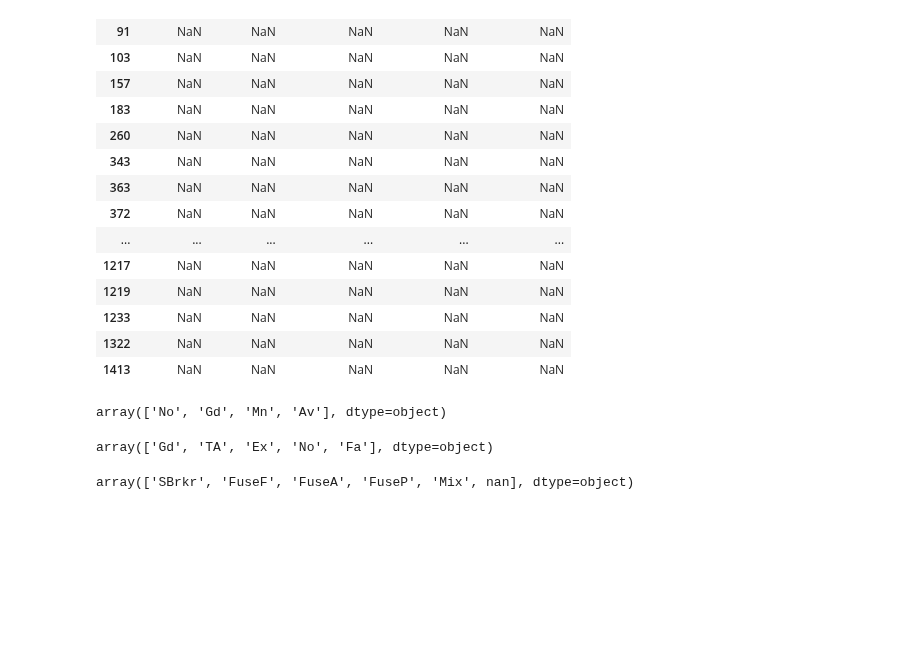
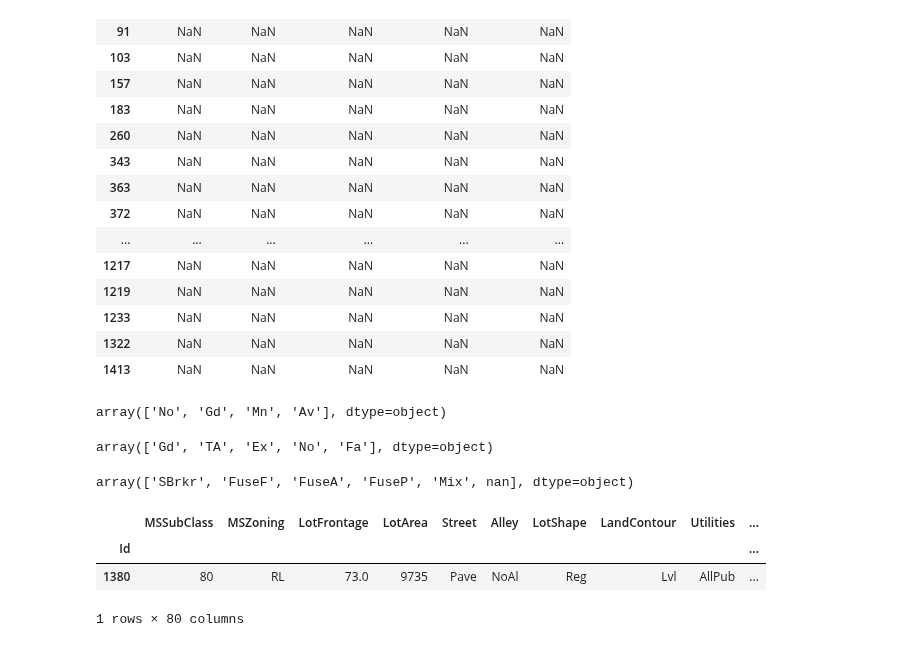
Before and after one commit to brunobou/projet_personnel, a Jupyter notebook: kaggle_house_price/first_look.ipynb, the cells around one changed output. Saved outputs shown, nothing was run; the diff lists cells and outputs as text; code cells hidden in the pictures; blank space fills up the shorter version.

```diff
--- a/kaggle_house_price/first_look.ipynb
+++ b/kaggle_house_price/first_look.ipynb
@@ -258,3 +258,10 @@ df_train["Electrical"].unique()
 # La définition n'aide pas pour ce NaN
 # %% [output]
 array(['SBrkr', 'FuseF', 'FuseA', 'FuseP', 'Mix', nan], dtype=object)
+# %%
+df_train[df_train["Electrical"].isna()==True]
+# %% [output]
+|  | MSSubClass | MSZoning | LotFrontage | LotArea | Street | Alley | LotShape | LandContour | Utilities | ... |
+| Id |  |  |  |  |  |  |  |  |  | ... |
+| 1380 | 80 | RL | 73.0 | 9735 | Pave | NoAl | Reg | Lvl | AllPub | ... |
+1 rows × 80 columns
```
Also changed, not shown: parts of 11 cells of this notebook.
